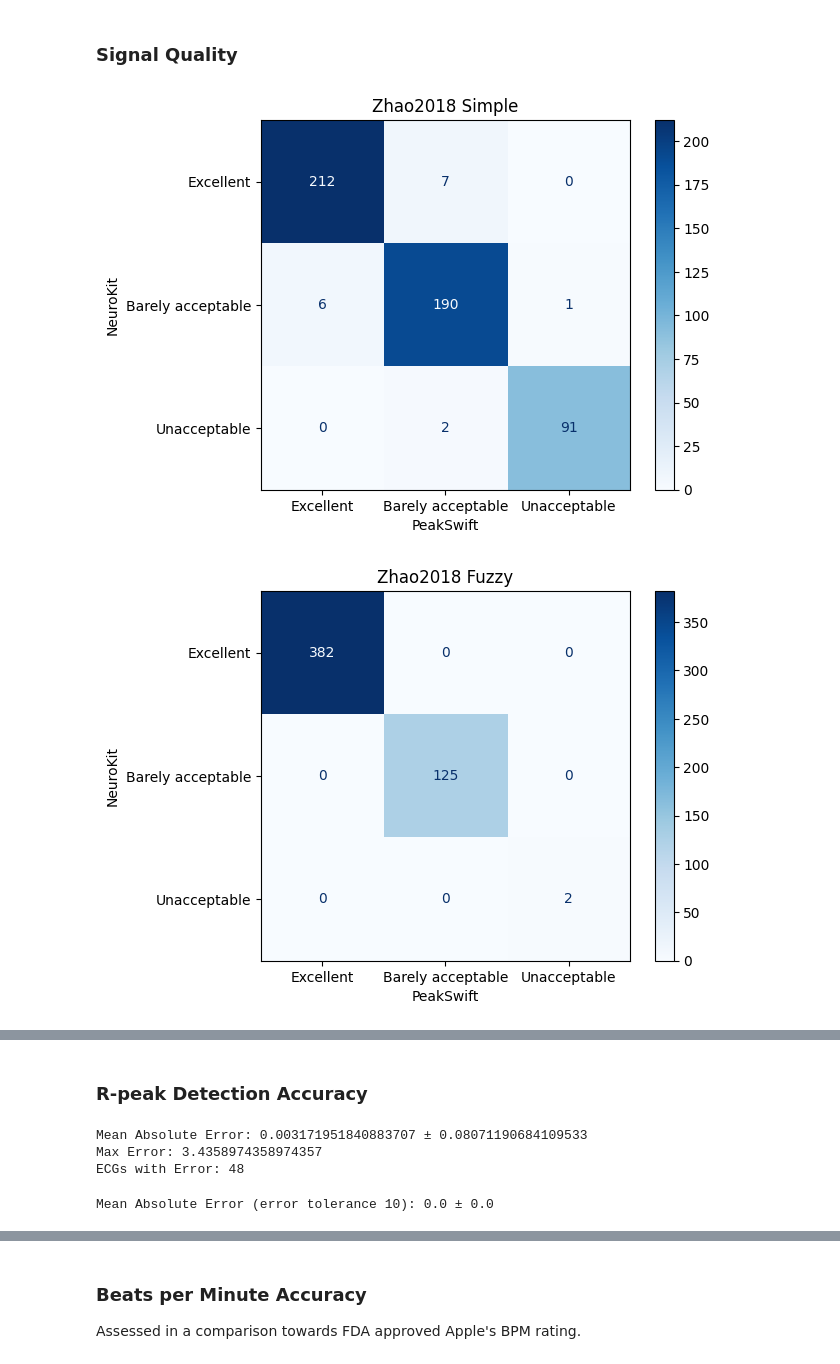
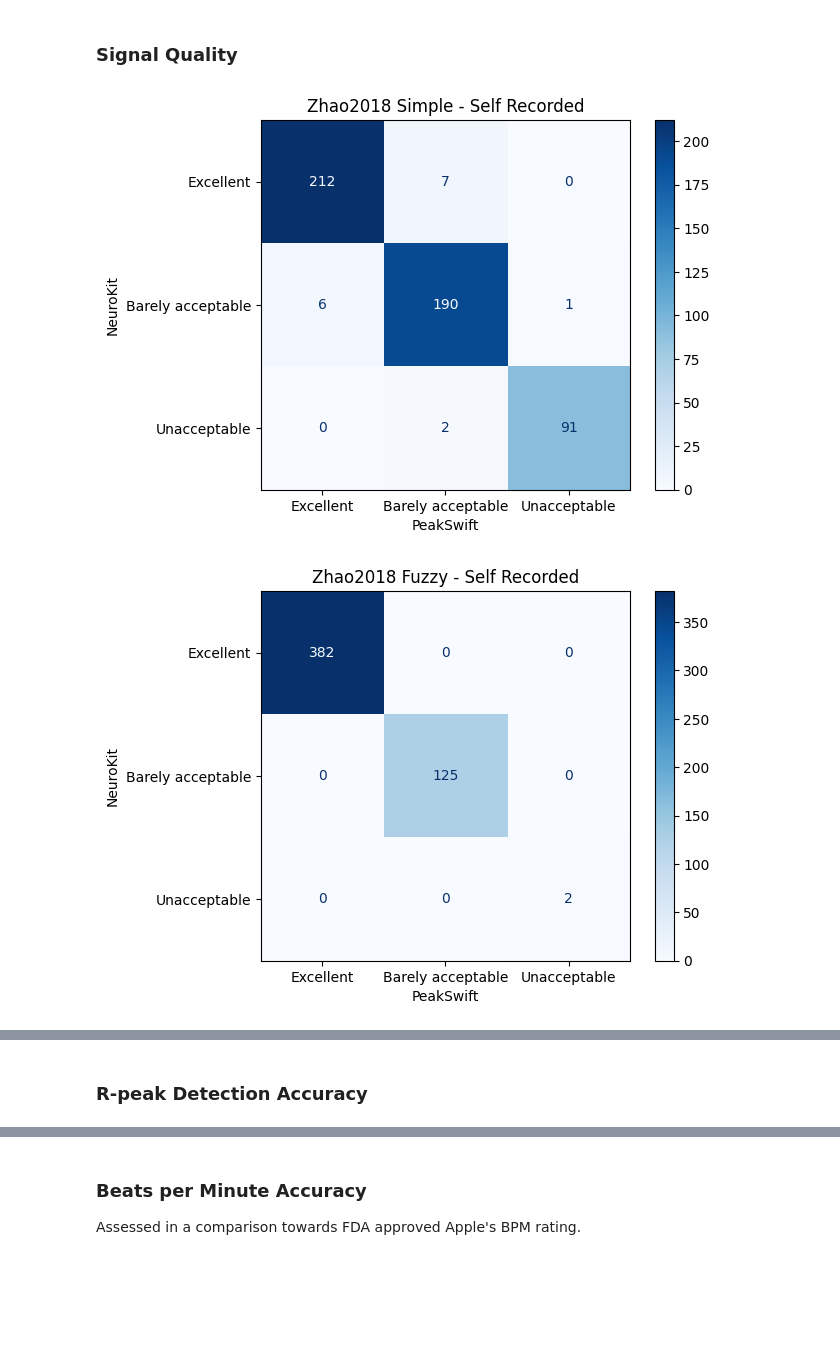
Before and after one commit to CardioKit/PeakWatch, a Jupyter notebook: analysis/analysis.ipynb, the cells around one changed output, grey strips where cells are left out. Drawn from its saved outputs; the diff is of its cells as text; code cells hidden in the pictures; blank space fills up the shorter version.

```diff
--- a/analysis/analysis.ipynb
+++ b/analysis/analysis.ipynb
@@ -382,0 +391,2 @@ result_table.head(5)
+# %%
+result_table = get_results_table(df, 30000.0, algorithm_conversion_peak)
@@ -382,0 +397,2 @@ result_table.head(5)
+# %%
+result_table_os = get_results_table(df_os, 10000.0, algorithm_conversion_peak, non_apple_source=True)
@@ -401,8 +449,20 @@ def plot_confusion_matrix(
+# %%
+def plot_signal_quality(sq, context, iOS_source=True):
+    labels = ['Excellent', 'Barely acceptable', 'Unacceptable']
+    labels_apple = list(sq.signal_rating_apple.unique())
+    plot_confusion_matrix(
+        sq.signal_quality_neurokit_simple, sq.signal_quality_swift_simple, labels,
+        title="Zhao2018 Simple - " + context, y_rotation=0, save=True,
+    )
+    plot_confusion_matrix(
+        sq.signal_quality_neurokit_fuzzy, sq.signal_quality_swift_fuzzy, labels,
+        title="Zhao2018 Fuzzy - " + context, y_rotation=0, save=True,
+    )
+    if iOS_source:
+        plot_confusion_matrix(
+            sq.signal_quality_swift_simple, sq.signal_rating_apple, labels + labels_apple,
+            title="Signal Rating", xlabel='Apple', x_rotation=90, save=True,
+        )
 # %%
-sq = result_table[
-    [
-        'id', 'signal_quality_neurokit_simple',
-        'signal_quality_neurokit_fuzzy', 'signal_quality_swift_simple',
-        'signal_quality_swift_fuzzy', 'signal_rating_apple',
-    ]
-].drop_duplicates('id')
+sq = get_signal_quality(result_table)
+sq_os = get_signal_quality(result_table_os)
@@ -418,17 +469,7 @@ sq.signal_quality_swift_fuzzy = sq.signal_quality_swift_fuzzy.replace('barelyAcc
 # %%
-plot_confusion_matrix(
-    sq.signal_quality_neurokit_simple, sq.signal_quality_swift_simple, labels,
-    title="Zhao2018 Simple", y_rotation=0, save=True,
-)
-plot_confusion_matrix(
-    sq.signal_quality_neurokit_fuzzy, sq.signal_quality_swift_fuzzy, labels,
-    title="Zhao2018 Fuzzy", y_rotation=0, save=True,
-)
-plot_confusion_matrix(
-    sq.signal_quality_swift_simple, sq.signal_rating_apple, labels + labels_apple,
-    title="Signal Rating", xlabel='Apple', x_rotation=90, save=True,
-)
+plot_signal_quality(sq, "Self Recorded")
+plot_signal_quality(sq_os, "Open Source", False)
 # %% [output]
-[figure, old version]
+[figure, new version]
-[figure, old version]
+[figure, new version]
 [figure]
@@ -435,30 +478,2 @@ plot_confusion_matrix(
 # %% [markdown]
 ### R-peak Detection Accuracy
-# %%
-print(
-    'Mean Absolute Error:',
-    np.mean(result_table.mean_difference_t0),
-    '±',
-    np.std(result_table.mean_difference_t0),
-)
-print(
-    'Max Error:',
-    np.max(result_table.mean_difference_t0),
-)
-print(
-    'ECGs with Error:',
-    len(result_table.mean_difference_t0[result_table.mean_difference_t0 > 0.0]),
-)
-# %% [output]
-Mean Absolute Error: 0.003171951840883707 ± 0.08071190684109533
-Max Error: 3.4358974358974357
-ECGs with Error: 48
-# %%
-print(
-    'Mean Absolute Error (error tolerance 10):',
-    np.mean(result_table.mean_difference_t10),
-    '±',
-    np.std(result_table.mean_difference_t10),
-)
-# %% [output]
-Mean Absolute Error (error tolerance 10): 0.0 ± 0.0
```
Also changed, not shown: parts of 40 cells of this notebook.
